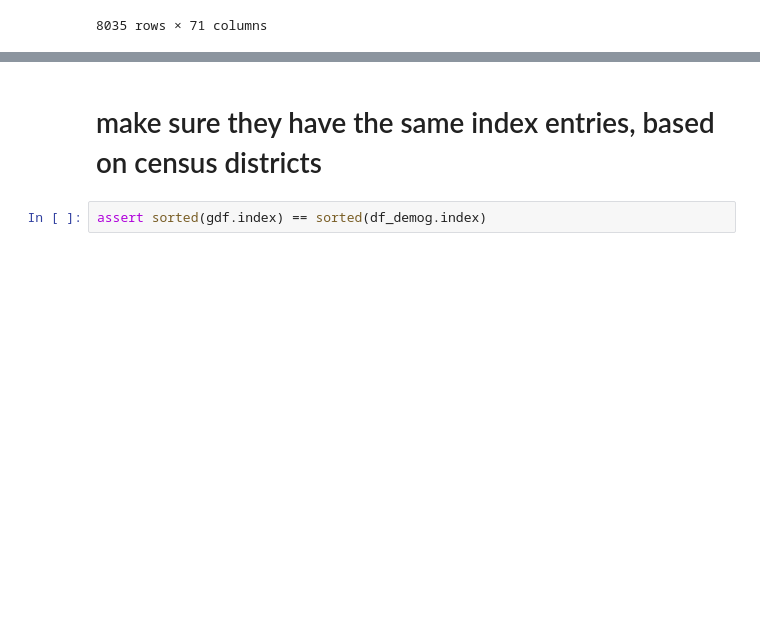
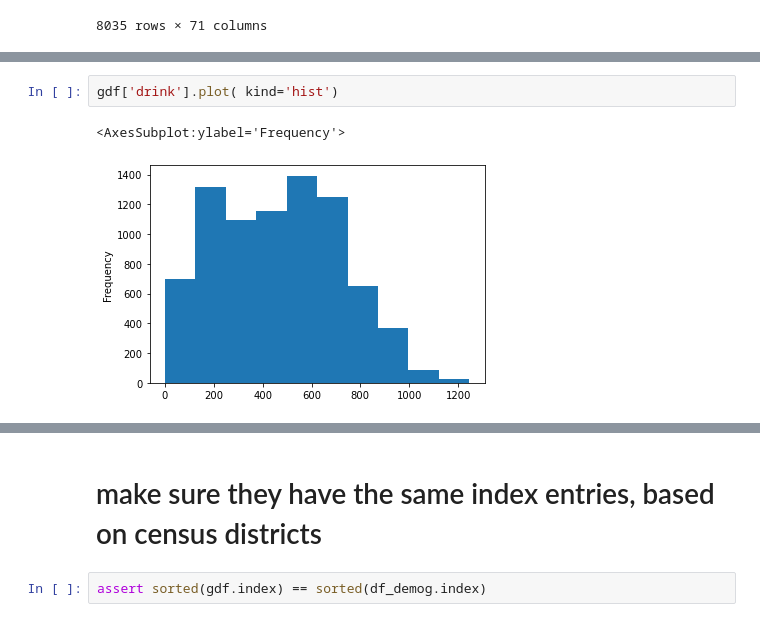
Before and after one commit to mnfienen/doi_econ_2021, a Jupyter notebook: EnvJustice.ipynb, the cells around one changed output, grey strips where cells are left out. Cells and saved outputs as stored; diff of their text form; blank space fills up the shorter version.

```diff
--- a/EnvJustice.ipynb
+++ b/EnvJustice.ipynb
@@ -42,0 +68,5 @@ gdf
+# %%
+gdf['drink'].plot( kind='hist')
+# %% [output]
+<AxesSubplot:ylabel='Frequency'>
+[figure, added]
```
Also changed, not shown: parts of 14 cells of this notebook, 4 other files.
